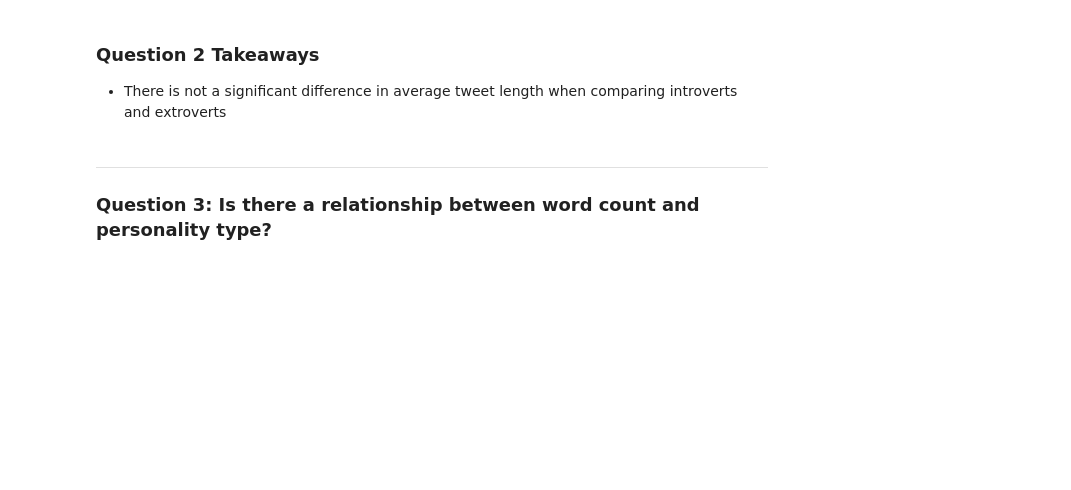
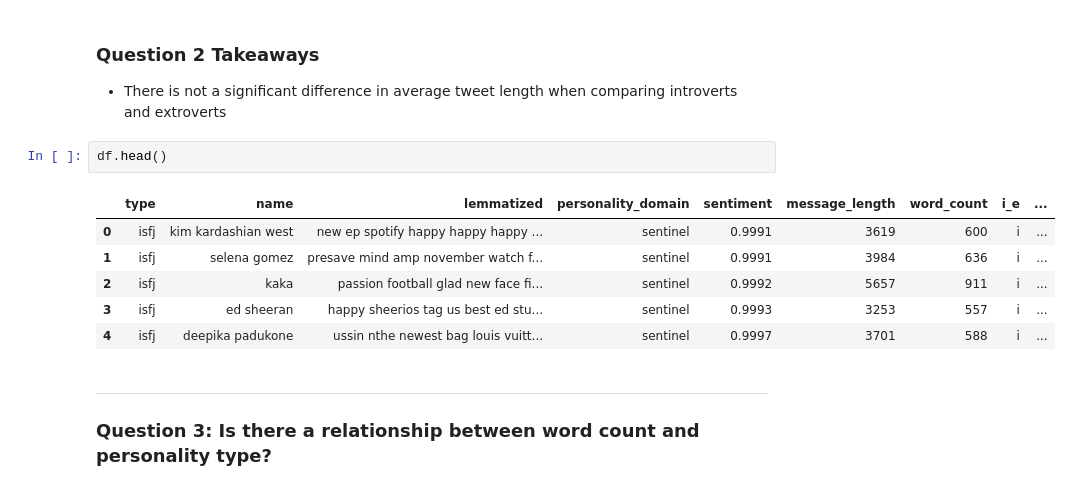
Before and after one commit to twitter-personality-predictor/capstone-project, a Jupyter notebook: main_file/mvp_final_report.ipynb, the cells around one changed output. Drawn from its saved outputs; the diff is of its cells as text; blank space fills up the shorter version.

```diff
--- a/main_file/mvp_final_report.ipynb
+++ b/main_file/mvp_final_report.ipynb
@@ -179,6 +179,15 @@ mvp_explore.q2b_stats(train)
 # %% [markdown]
 ### Question 2 Takeaways
 - There is not a significant difference in average tweet length when comparing introverts and extroverts
+# %%
+df.head()
+# %% [output]
+|  | type | name | lemmatized | personality_domain | sentiment | message_length | word_count | i_e | ... |
+| 0 | isfj | kim kardashian west | new ep spotify happy happy happy ... | sentinel | 0.9991 | 3619 | 600 | i | ... |
+| 1 | isfj | selena gomez | presave mind amp november watch f... | sentinel | 0.9991 | 3984 | 636 | i | ... |
+| 2 | isfj | kaka | passion football glad new face fi... | sentinel | 0.9992 | 5657 | 911 | i | ... |
+| 3 | isfj | ed sheeran | happy sheerios tag us best ed stu... | sentinel | 0.9993 | 3253 | 557 | i | ... |
+| 4 | isfj | deepika padukone | ussin nthe newest bag louis vuitt... | sentinel | 0.9997 | 3701 | 588 | i | ... |
 # %% [markdown]
 ---
 ### Question 3: Is there a relationship between word count and personality type?
```
Also changed, not shown: parts of 1 cell of this notebook.
